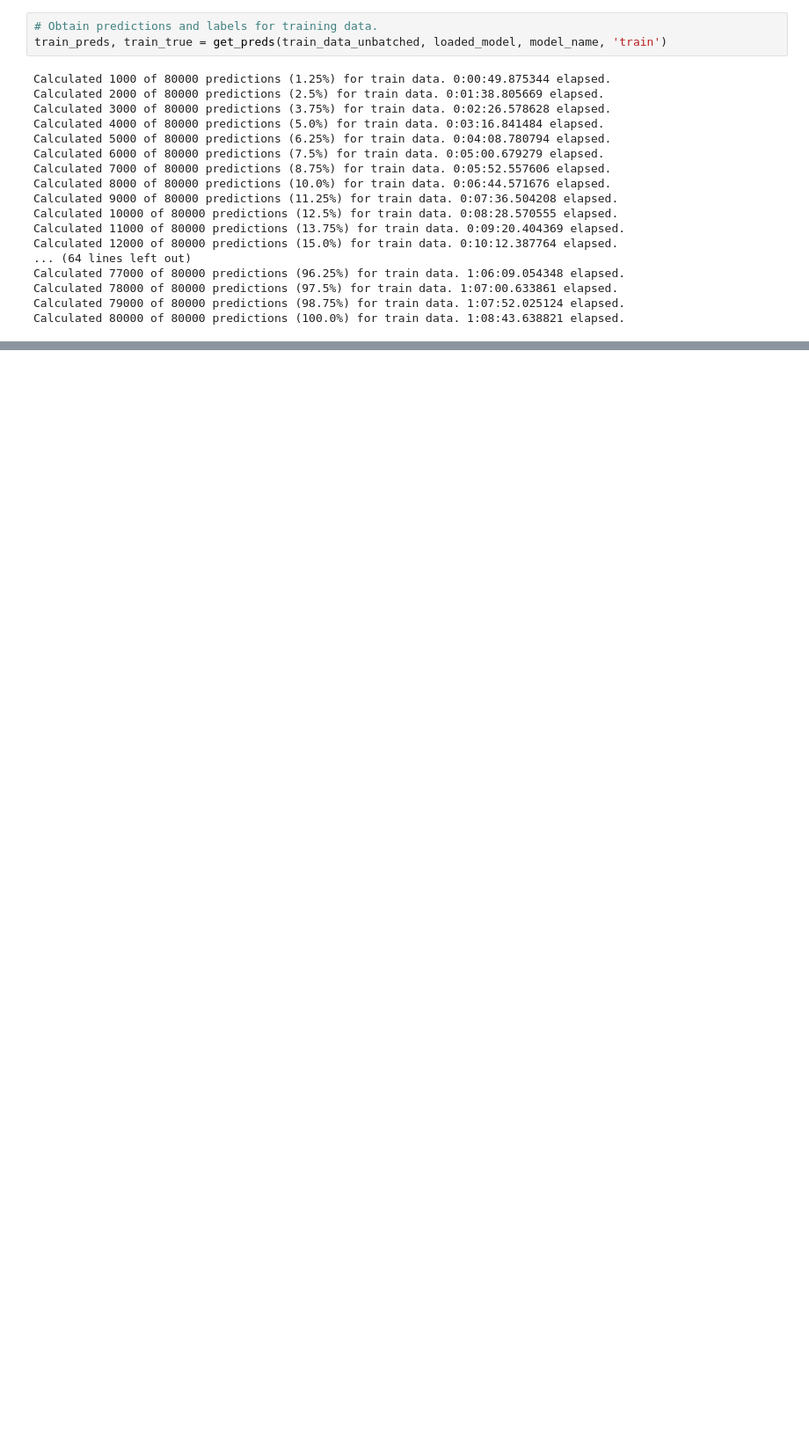
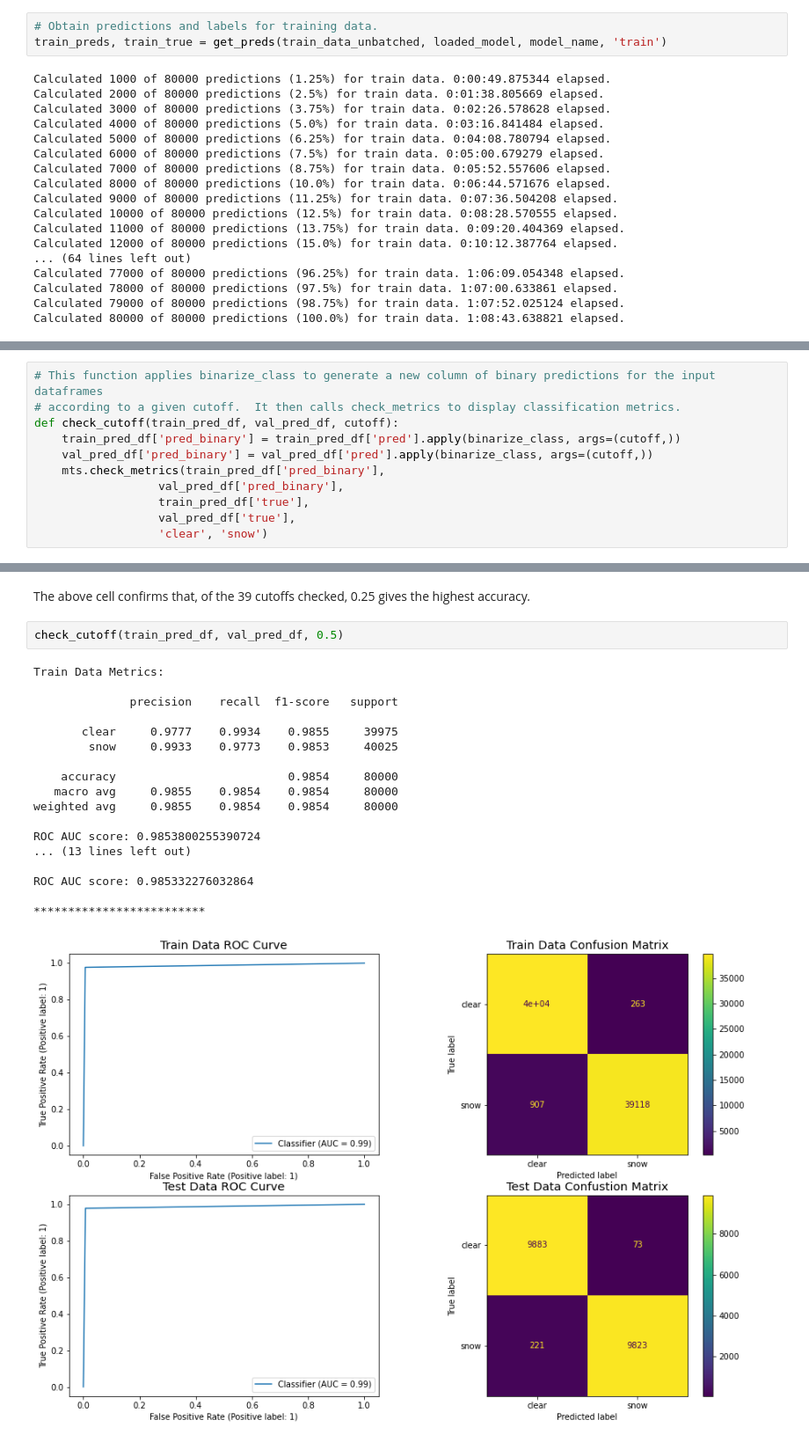
Before and after one commit to MarkCHarris/ga-capstone-snow-vision, a Jupyter notebook: code/part2_snowdetect_modeltuning.ipynb, the cells around one changed output, grey strips where cells are left out. Shown at 88% size. Saved outputs shown, nothing was run; the diff lists cells and outputs as text; blank space fills up the shorter version.

```diff
--- a/code/part2_snowdetect_modeltuning.ipynb
+++ b/code/part2_snowdetect_modeltuning.ipynb
@@ -307,0 +336,11 @@ Calculated 80000 of 80000 predictions (100.0%) for train data. 1:08:43.638821 el
+# %%
+# This function applies binarize_class to generate a new column of binary predictions for the input dataframes
+# according to a given cutoff.  It then calls check_metrics to display classification metrics.
+def check_cutoff(train_pred_df, val_pred_df, cutoff):
+    train_pred_df['pred_binary'] = train_pred_df['pred'].apply(binarize_class, args=(cutoff,))
+    val_pred_df['pred_binary'] = val_pred_df['pred'].apply(binarize_class, args=(cutoff,))
+    mts.check_metrics(train_pred_df['pred_binary'],
+                  val_pred_df['pred_binary'],
+                  train_pred_df['true'],
+                  val_pred_df['true'],
+                  'clear', 'snow')
@@ -307,0 +388,23 @@ Calculated 80000 of 80000 predictions (100.0%) for train data. 1:08:43.638821 el
+# %% [markdown]
+The above cell confirms that, of the 39 cutoffs checked, 0.25 gives the highest accuracy.
+# %%
+check_cutoff(train_pred_df, val_pred_df, 0.5)
+# %% [output]
+Train Data Metrics:
+
+              precision    recall  f1-score   support
+
+       clear     0.9777    0.9934    0.9855     39975
+        snow     0.9933    0.9773    0.9853     40025
+
+    accuracy                         0.9854     80000
+   macro avg     0.9855    0.9854    0.9854     80000
+weighted avg     0.9855    0.9854    0.9854     80000
+
+ROC AUC score: 0.9853800255390724
+... (13 lines left out)
+
+ROC AUC score: 0.985332276032864
+
+*************************
+[figure, added]
```
Also changed, not shown: parts of 36 cells of this notebook, 11 other files.
